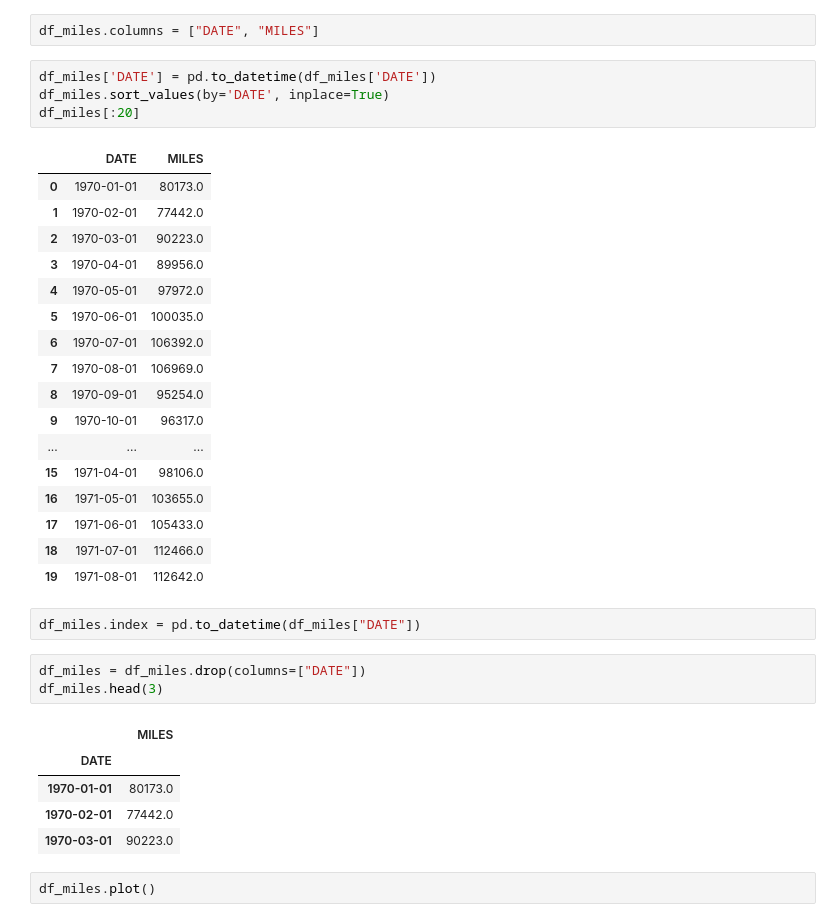
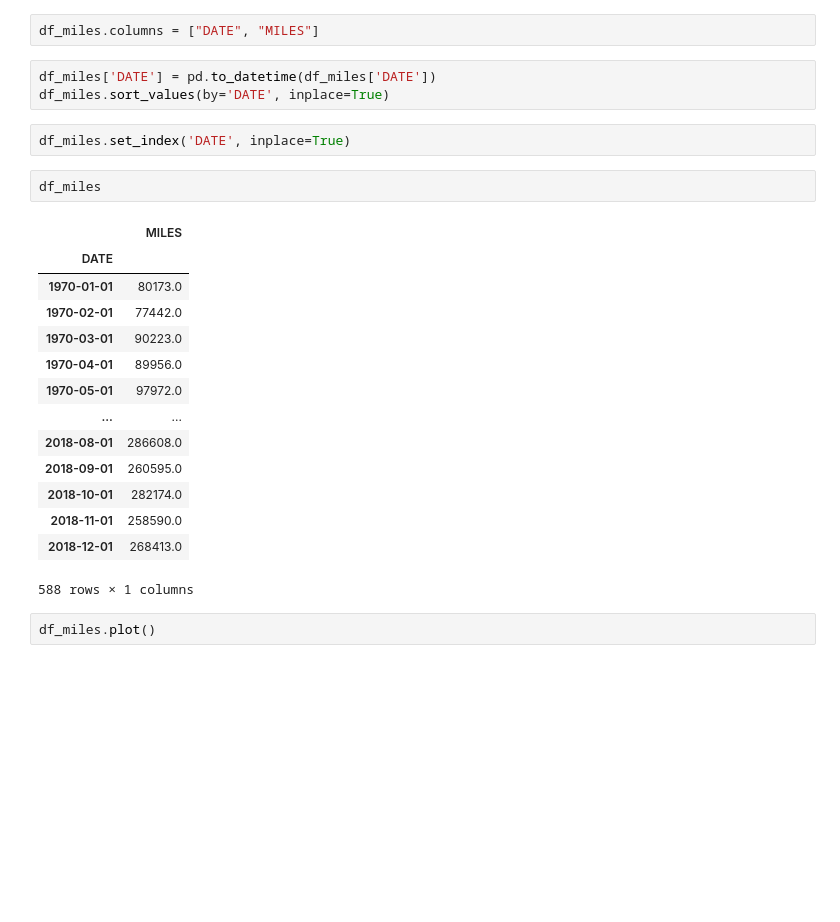
Before and after one commit to Adnan525/sc_a1, a Jupyter notebook: task4.ipynb, the cells around one changed output. Cells and saved outputs as stored; diff of their text form; blank space fills up the shorter version.

```diff
--- a/task4.ipynb
+++ b/task4.ipynb
@@ -141,36 +153,25 @@ df_miles.columns = ["DATE", "MILES"]
 # %%
 df_miles['DATE'] = pd.to_datetime(df_miles['DATE'])
 df_miles.sort_values(by='DATE', inplace=True)
-df_miles[:20]
-# %% [output]
-|  | DATE | MILES |
-| 0 | 1970-01-01 | 80173.0 |
-| 1 | 1970-02-01 | 77442.0 |
-| 2 | 1970-03-01 | 90223.0 |
-| 3 | 1970-04-01 | 89956.0 |
-| 4 | 1970-05-01 | 97972.0 |
-| 5 | 1970-06-01 | 100035.0 |
-| 6 | 1970-07-01 | 106392.0 |
-| 7 | 1970-08-01 | 106969.0 |
-| 8 | 1970-09-01 | 95254.0 |
-| 9 | 1970-10-01 | 96317.0 |
-| ... | ... | ... |
-| 15 | 1971-04-01 | 98106.0 |
-| 16 | 1971-05-01 | 103655.0 |
-| 17 | 1971-06-01 | 105433.0 |
-| 18 | 1971-07-01 | 112466.0 |
-| 19 | 1971-08-01 | 112642.0 |
-# %%
-df_miles.index = pd.to_datetime(df_miles["DATE"])
-# %%
-df_miles = df_miles.drop(columns=["DATE"])
-df_miles.head(3)
-# %% [output]
-|  | MILES |
-| DATE |  |
-| 1970-01-01 | 80173.0 |
-| 1970-02-01 | 77442.0 |
-| 1970-03-01 | 90223.0 |
+# %%
+df_miles.set_index('DATE', inplace=True)
+# %%
+df_miles
+# %% [output]
+|  | MILES |
+| DATE |  |
+| 1970-01-01 | 80173.0 |
+| 1970-02-01 | 77442.0 |
+| 1970-03-01 | 90223.0 |
+| 1970-04-01 | 89956.0 |
+| 1970-05-01 | 97972.0 |
+| ... | ... |
+| 2018-08-01 | 286608.0 |
+| 2018-09-01 | 260595.0 |
+| 2018-10-01 | 282174.0 |
+| 2018-11-01 | 258590.0 |
+| 2018-12-01 | 268413.0 |
+588 rows × 1 columns
 # %%
 df_miles.plot()
 # %% [output]
```
Also changed, not shown: parts of 19 cells of this notebook.
